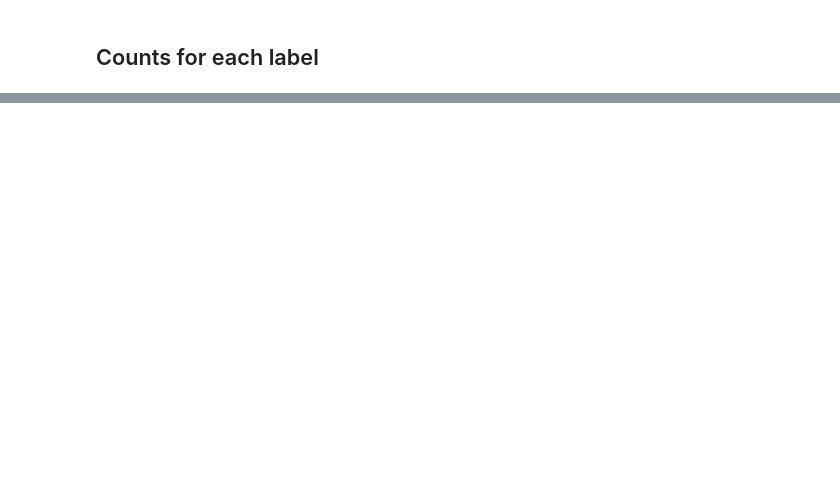
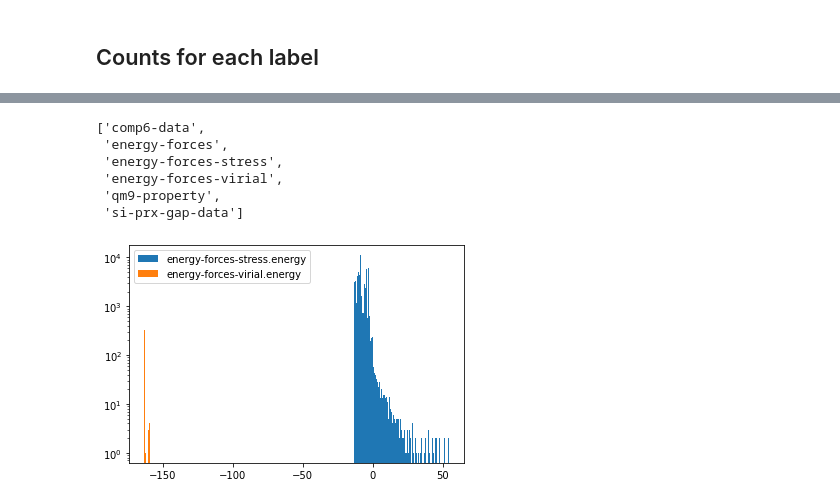
Before and after one commit to colabfit/colabfit-tools, a Jupyter notebook: colabfit/examples/exploration.ipynb, the cells around one changed output, grey strips where cells are left out. Drawn from its saved outputs; the diff is of its cells as text; code cells hidden in the pictures; blank space fills up the shorter version.

```diff
--- a/colabfit/examples/exploration.ipynb
+++ b/colabfit/examples/exploration.ipynb
@@ -98,0 +259,23 @@ sorted(cursor, key=lambda x: x['count'], reverse=True)
+# %%
+client.properties.distinct('type')
+# %% [output]
+['comp6-data',
+ 'energy-forces',
+ 'energy-forces-stress',
+ 'energy-forces-virial',
+ 'qm9-property',
+ 'si-prx-gap-data']
+# %%
+all_energies = client.get_data('properties', ['energy-forces-stress.energy', 'energy-forces-virial.energy'], ravel=True, verbose=True)
+# %%
+import matplotlib.pyplot as plt
+
+fig, ax = plt.subplots()
+
+for k,v in all_energies.items():
+    _ = ax.hist(v, bins=100, label=k)
+
+ax.legend()
+ax.set_yscale('log')
+# %% [output]
+[figure, added]
```
Also changed, not shown: parts of 26 cells of this notebook, 13 other files.
